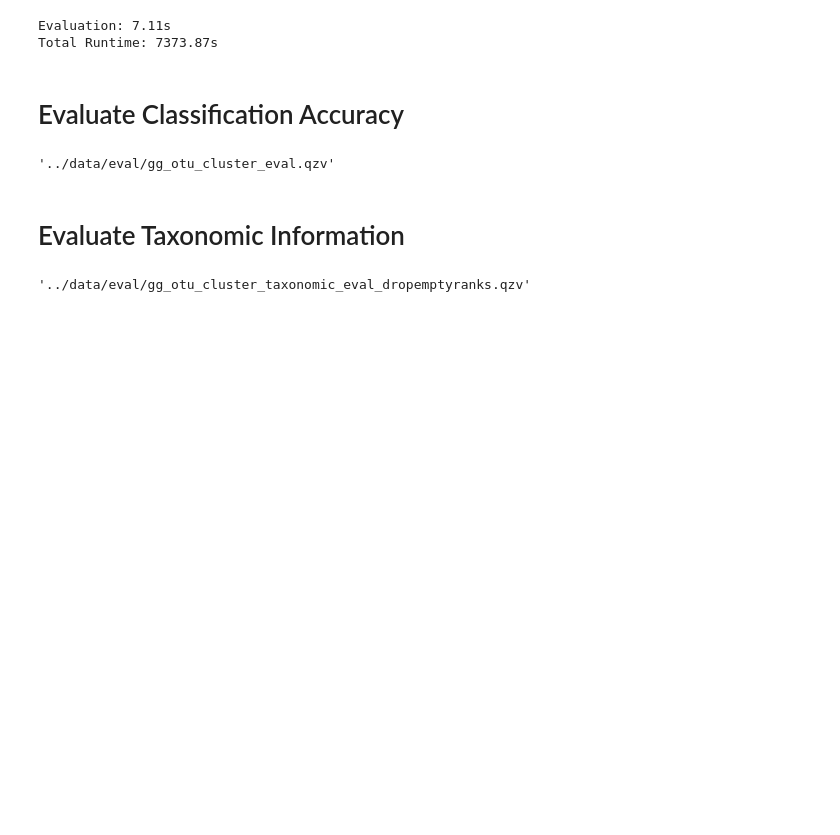
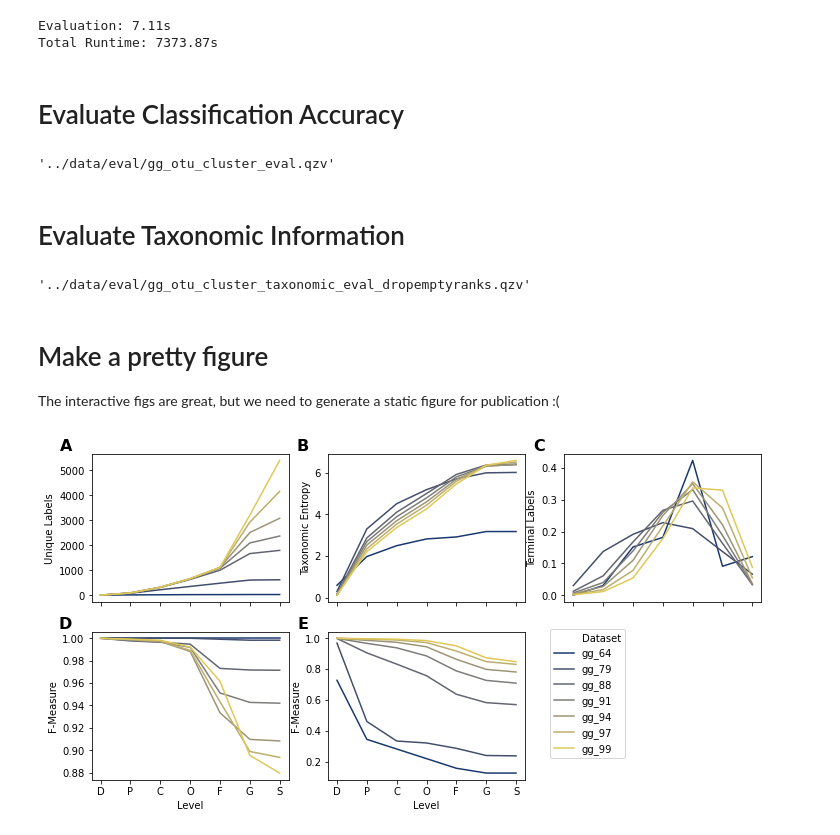
Before and after one commit to bokulich-lab/db-benchmarks-2020, a Jupyter notebook: notebooks/gg-cluster-test.ipynb, the cells around one changed output. Saved outputs shown, nothing was run; the diff lists cells and outputs as text; code cells hidden in the pictures; blank space fills up the shorter version.

Commit message:
add gg plot

```diff
--- a/notebooks/gg-cluster-test.ipynb
+++ b/notebooks/gg-cluster-test.ipynb
@@ -129,3 +135,59 @@ tax_eval, = rescript.actions.evaluate_taxonomy(
 tax_eval.save('../data/eval/gg_otu_cluster_taxonomic_eval_dropemptyranks.qzv')
 # %% [output]
 '../data/eval/gg_otu_cluster_taxonomic_eval_dropemptyranks.qzv'
+# %% [markdown]
+# Make a pretty figure
+
+The interactive figs are great, but we need to generate a static figure for publication :(
+# %%
+fig_data = dict()
+with tempfile.TemporaryDirectory() as temp_dir_name:
+    for f in glob('../data/eval/*.qzv'):
+        name = f.split('/')[-1].split('.qzv')[0]
+        f = q2.Visualization.load(f)
+        f.export_data(temp_dir_name)
+        fig_data[name] = q2.Metadata.load(temp_dir_name + '/data.tsv').to_dataframe()
+# %%
+plot_keys = ['gg_otu_cluster_taxonomic_eval',
+             'gg_otu_cluster_taxonomic_eval',
+             'gg_otu_cluster_taxonomic_eval_dropemptyranks',
+             'gg_otu_cluster_classification_eval',
+             'gg_otu_cluster_classification_eval']
+signals = ['Unique Labels',
+           'Taxonomic Entropy',
+           'Proportion of Features Terminating at Depth',
+           'F-Measure',
+           'F-Measure']
+labels = list('ABCDEF')
+
+fig, axes = plt.subplots(2, 3, figsize=(12, 6), sharex=True)
+axes = axes.flatten()
+axes[-1].remove()
+for ax, key, signal, label in zip(axes, plot_keys, signals, labels):
+    ax.text(-0.1, 1.1, label, transform=ax.transAxes,
+            fontsize=16, fontweight='bold', va='top', ha='right')
+    dat = fig_data[key].copy()
+    dat['Level'] = dat['Level'].replace({
+        1: 'D', 2: 'P', 3: 'C', 4: 'O',
+        5: 'F', 6: 'G', 7: 'S'})
+    if ax == axes[3]:
+        dat = dat[dat['Dataset'].isin(['gg_64_noCV', 'gg_79_noCV', 'gg_88_noCV',
+                                       'gg_91_noCV', 'gg_94_noCV', 'gg_97_noCV',
+                                       'gg_99_noCV'])]
+    if ax == axes[4]:
+        dat = dat[dat['Dataset'].isin(['gg_64', 'gg_79', 'gg_88', 'gg_91',
+                                       'gg_94', 'gg_97', 'gg_99'])]
+        legend = 'brief'
+    else:
+        legend = False
+    g = sns.lineplot(x='Level', y=signal, hue='Dataset', data=dat, ax=ax,
+                     legend=legend, palette='cividis', sort=False)
+    if ax == axes[2]:
+        ax.set_ylabel('Terminal Labels')
+    if ax == axes[4]:
+        ax.legend(bbox_to_anchor=(1.1, 1.05))
+
+fig.savefig('../data/plots/greengenes_evaluation.pdf', bbox_inches='tight')
+fig.savefig('../data/plots/greengenes_evaluation.png', bbox_inches='tight')
+# %% [output]
+[figure, added]
```
Also changed, not shown: parts of 2 cells of this notebook.
